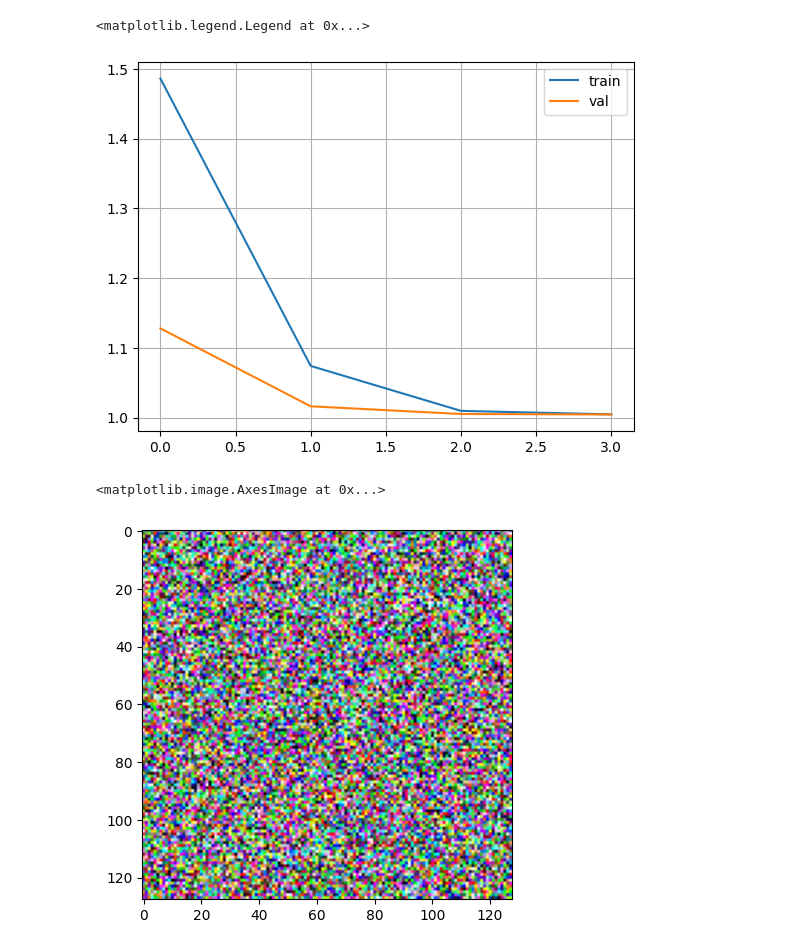
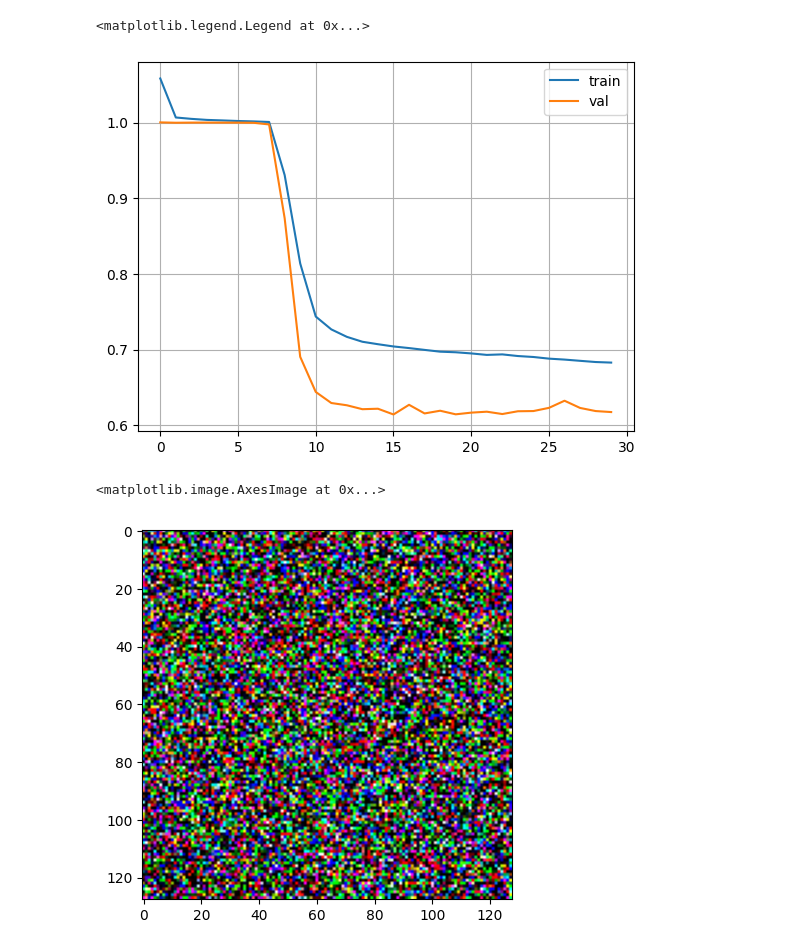
Before and after one commit to roman0810/sound2image, a Jupyter notebook: eval.ipynb, the cells around one changed output. Drawn from its saved outputs; the diff is of its cells as text; code cells hidden in the pictures.

Commit message:
bigger model

```diff
--- a/eval.ipynb
+++ b/eval.ipynb
@@ -28,9 +28,15 @@ val_loader = DataLoader(data,
                         shuffle=False,
                         drop_last=True)
 # %%
-from archisound import ArchiSound
+# from archisound import ArchiSound
 
 device = "cuda" if torch.cuda.is_available() else "cpu"
 
-autoencoder = ArchiSound.from_pretrained("dmae1d-ATC64-v2").to(device)
+# autoencoder = ArchiSound.from_pretrained("dmae1d-ATC64-v2").to(device)
+
+from models.AudioEncoder import AudioEncoder
+
+encode = AudioEncoder("facebook/wav2vec2-base-960h",
+                                    device,
+                                    48000)
 # %% [output]
@@ -44,5 +56,5 @@ To enable the following instructions: AVX2 AVX_VNNI FMA, in other operations, re
 # %%
-config = ModelConfig({"image_size": 128, "audio_ctx_dim": 32})
+config = ModelConfig({"image_size": 128, "audio_ctx_dim": 768})
 
 # Инициализация
 diffusion = Diffusion(timesteps=1000, image_size=128, device=device)
@@ -50,17 +62,16 @@ model = UNetWithCrossAttention(config)
 # %%
 model, train_losses, val_losses = load_snapshot("result.pt", model)
 # %%
-plt.plot(train_losses[2:], label='train')
-plt.plot(val_losses[2:], label='val')
+plt.plot(train_losses[:], label='train')
+plt.plot(val_losses[:], label='val')
 plt.grid()
 plt.legend()
 # %% [output]
 <matplotlib.legend.Legend at 0x...>
-[figure, old version]
+[figure, new version]
 # %%
 audio,image = next(iter(val_loader))
-audio_embeds = autoencoder.encode(audio.to(device))
-audio_embeds = audio_embeds.permute(0, 2, 1)
+audio_embeds = encode(audio.to(device))
 
 model.to(device)
 model.eval()
@@ -73,7 +84,7 @@ generated_image = diffusion.reverse_process(
     timesteps=100  #число шагов
 )
 # %%
-plt.imshow(torch.permute(generated_image[0].cpu()*0.5+0.5, (1,2,0)).numpy())
+plt.imshow(torch.permute(generated_image[0].cpu(), (1,2,0)).numpy())
 # %% [output]
 <matplotlib.image.AxesImage at 0x...>
-[figure, old version]
+[figure, new version]
```
Also changed, not shown: parts of 4 cells of this notebook, 3 other files.
